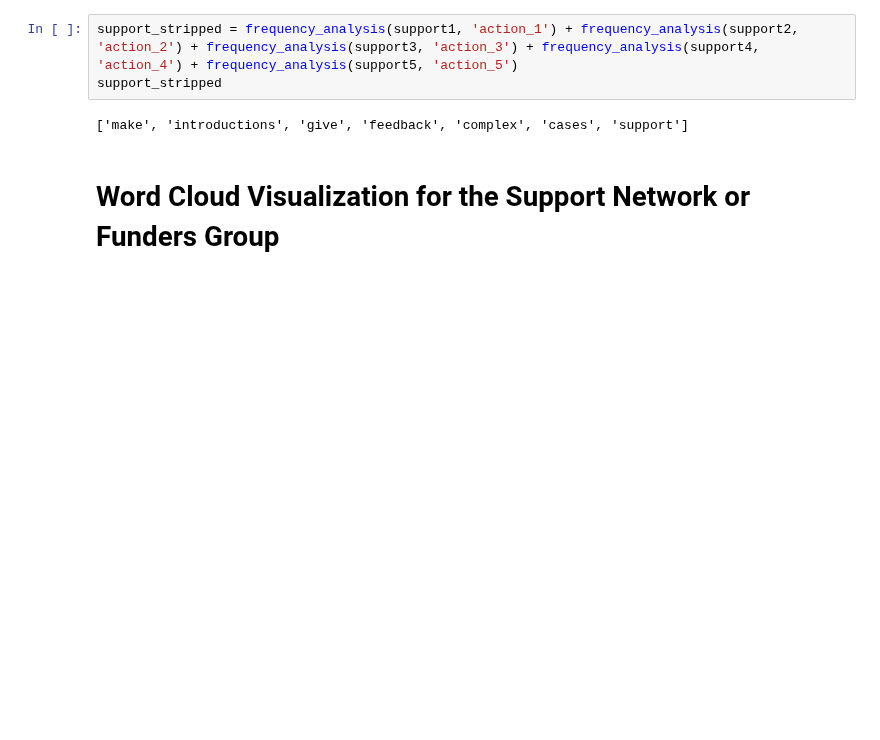
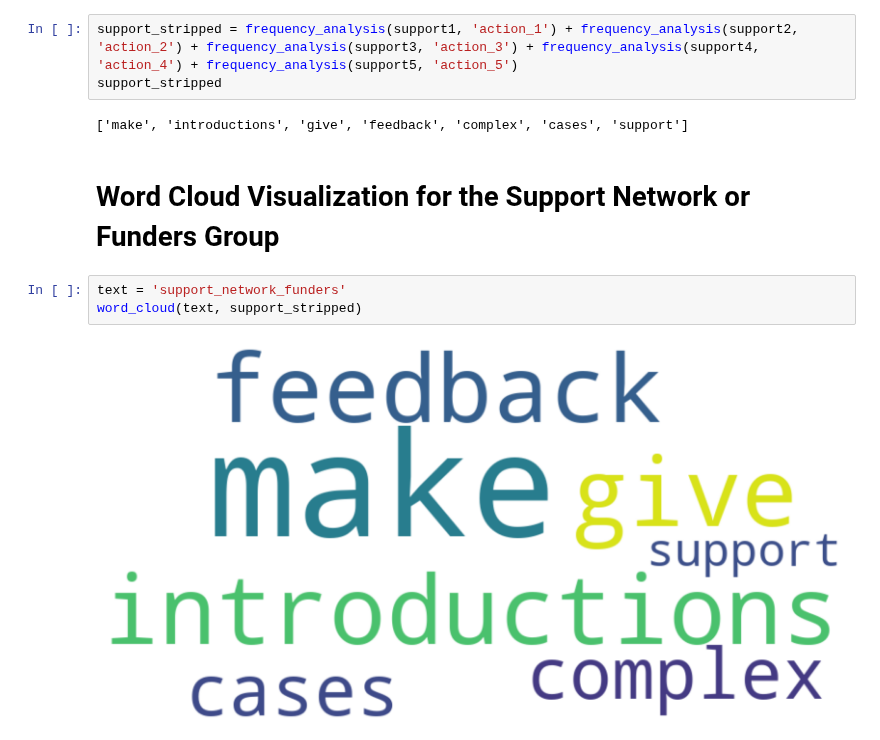
Before and after one commit to alliajagbe/sentiment-analysis, a Jupyter notebook: donor_roles.ipynb, the cells around one changed output. Drawn from its saved outputs; the diff is of its cells as text; blank space fills up the shorter version.

Commit message:
word cloud viz for funders

```diff
--- a/donor_roles.ipynb
+++ b/donor_roles.ipynb
@@ -471,3 +471,8 @@ support_stripped
 ['make', 'introductions', 'give', 'feedback', 'complex', 'cases', 'support']
 # %% [markdown]
 # Word Cloud Visualization for the Support Network or Funders Group
+# %%
+text = 'support_network_funders'
+word_cloud(text, support_stripped)
+# %% [output]
+[figure, added]
```
Also changed, not shown: 1 other file.
